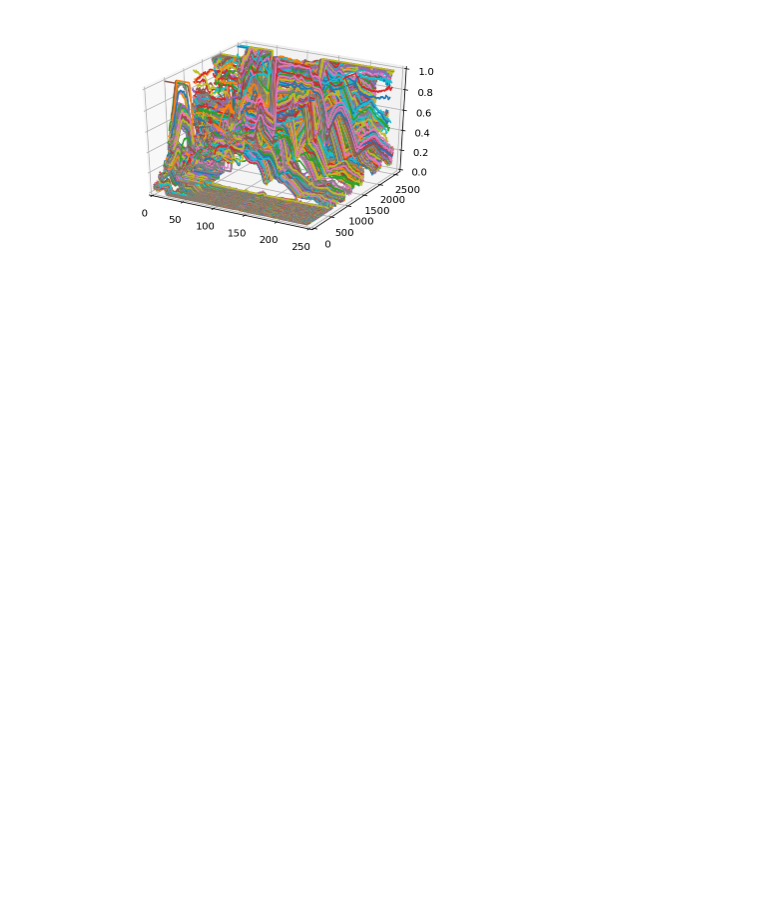
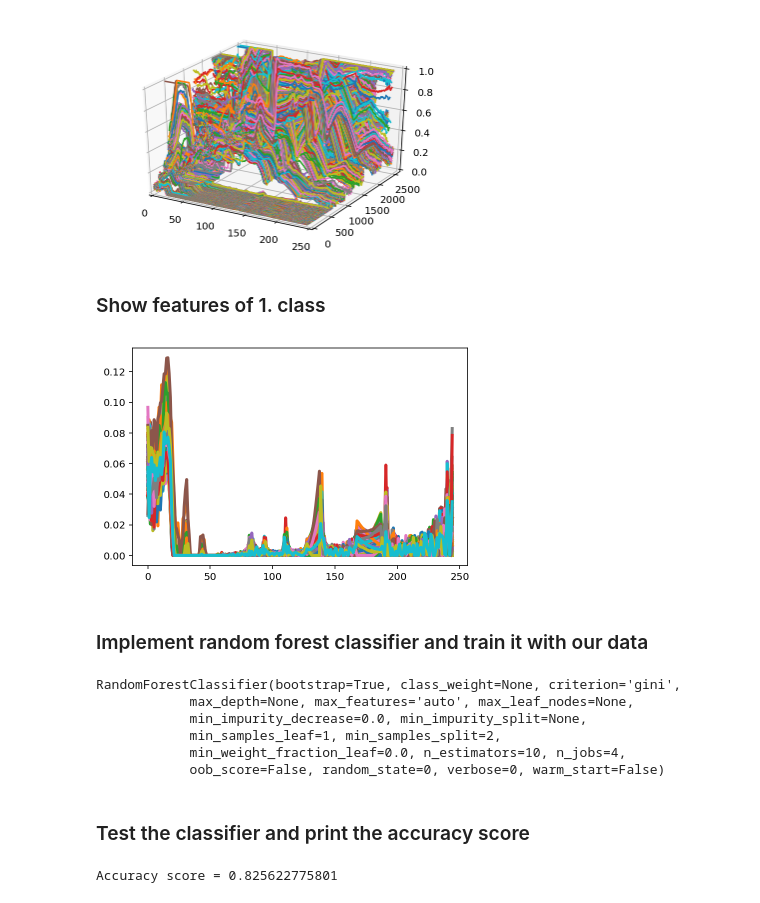
Before and after one commit to W-i-Z-o/WBS, a Jupyter notebook: Übung1/WBS_P-Übung1.ipynb, the cells around one changed output. Saved outputs shown, nothing was run; the diff lists cells and outputs as text; code cells hidden in the pictures; blank space fills up the shorter version.

```diff
--- a/Übung1/WBS_P-Übung1.ipynb
+++ b/Übung1/WBS_P-Übung1.ipynb
@@ -81,3 +92,38 @@ ax.set_zlim(0, 1)
 plt.show()
 # %% [output]
 [figure]
+# %% [markdown]
+### Show features of 1. class
+# %%
+for index in range(len(pixels)):
+    if(datadict["lx"][0][index] == 1):
+        xindex = np.linspace(0, 244, len(pixels[0]))
+        yindex = pixels[index]
+
+        plt.plot(xindex, yindex, linewidth=3)
+        plt.legend(loc="best", frameon=False)
+
+plt.show()
+# %% [output]
+[figure, added]
+# %% [markdown]
+### Implement random forest classifier and train it with our data
+# %%
+from sklearn.ensemble import RandomForestClassifier
+model_rf=RandomForestClassifier(n_estimators=10, n_jobs=4, random_state=0)
+model_rf.fit(pixels, datadict["lx"][0])
+# %% [output]
+RandomForestClassifier(bootstrap=True, class_weight=None, criterion='gini',
+            max_depth=None, max_features='auto', max_leaf_nodes=None,
+            min_impurity_decrease=0.0, min_impurity_split=None,
+            min_samples_leaf=1, min_samples_split=2,
+            min_weight_fraction_leaf=0.0, n_estimators=10, n_jobs=4,
+            oob_score=False, random_state=0, verbose=0, warm_start=False)
+# %% [markdown]
+### Test the classifier and print the accuracy score
+# %%
+from sklearn.metrics import accuracy_score
+y_pred=model_rf.predict(pixels_eval)
+print("Accuracy score =", accuracy_score(datadict["ly"][0], y_pred))
+# %% [output]
+Accuracy score = 0.825622775801
```
Also changed, not shown: parts of 5 cells of this notebook.
